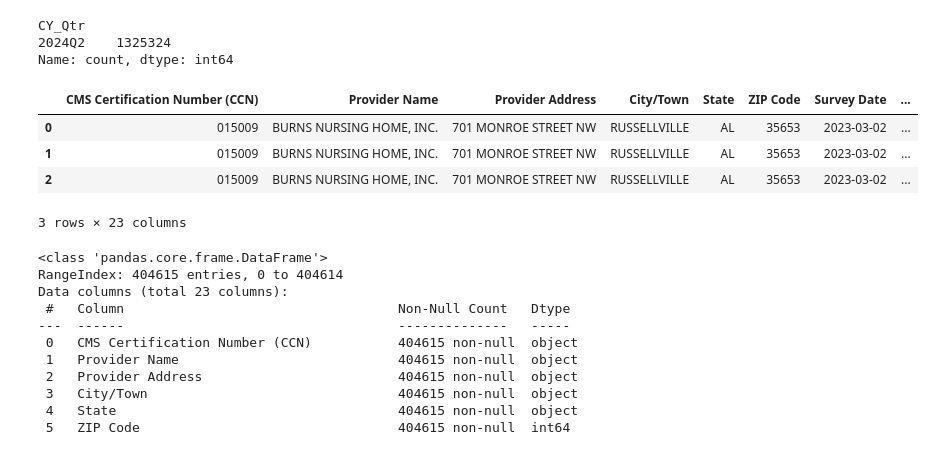
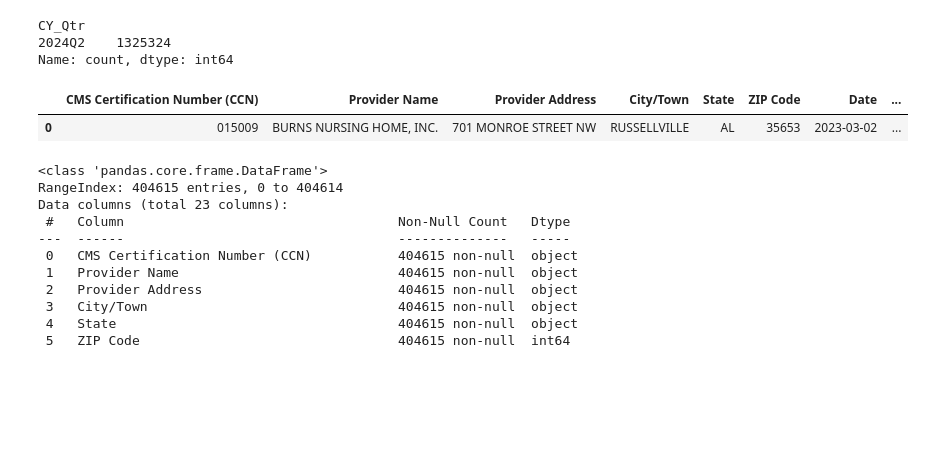
Before and after one commit to Djohnson1313/cms_data_exercise, a Jupyter notebook: cms_data_exercise.ipynb, the cells around one changed output. Cells and saved outputs as stored; diff of their text form; code cells hidden in the pictures; blank space fills up the shorter version.

```diff
--- a/cms_data_exercise.ipynb
+++ b/cms_data_exercise.ipynb
@@ -87,13 +89,10 @@ CY_Qtr
 2024Q2    1325324
 Name: count, dtype: int64
 # %%
-health.head(3)
+health.head(1)
 # %% [output]
-|  | CMS Certification Number (CCN) | Provider Name | Provider Address | City/Town | State | ZIP Code | Survey Date | ... |
+|  | CMS Certification Number (CCN) | Provider Name | Provider Address | City/Town | State | ZIP Code | Date | ... |
 | 0 | 015009 | BURNS NURSING HOME, INC. | 701 MONROE STREET NW | RUSSELLVILLE | AL | 35653 | 2023-03-02 | ... |
-| 1 | 015009 | BURNS NURSING HOME, INC. | 701 MONROE STREET NW | RUSSELLVILLE | AL | 35653 | 2023-03-02 | ... |
-| 2 | 015009 | BURNS NURSING HOME, INC. | 701 MONROE STREET NW | RUSSELLVILLE | AL | 35653 | 2023-03-02 | ... |
-3 rows × 23 columns
 # %%
 health.info()
 # %% [output]
```
Also changed, not shown: parts of 14 cells of this notebook.
